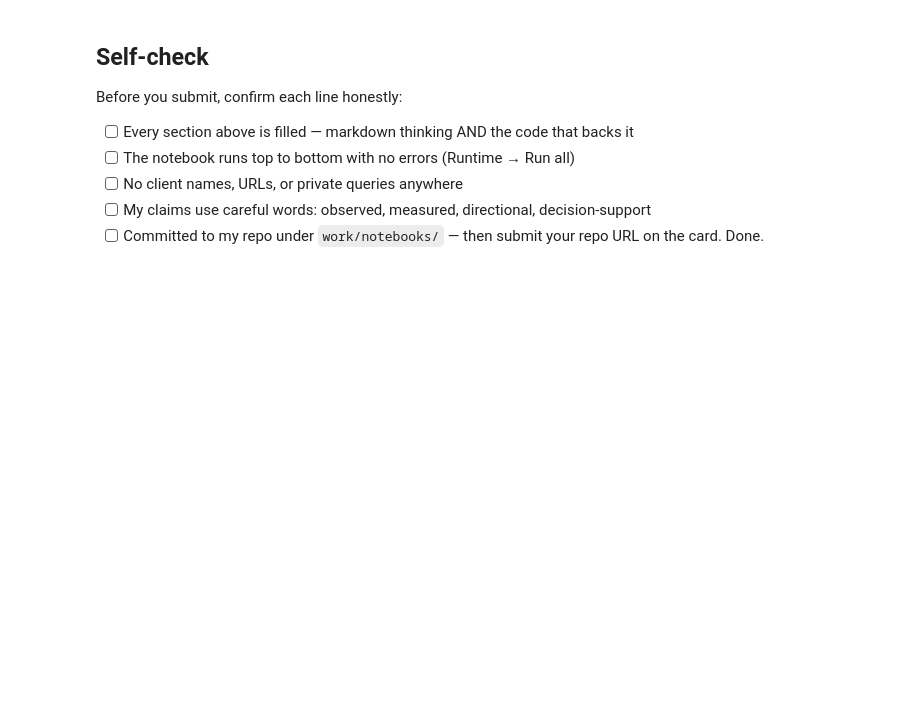
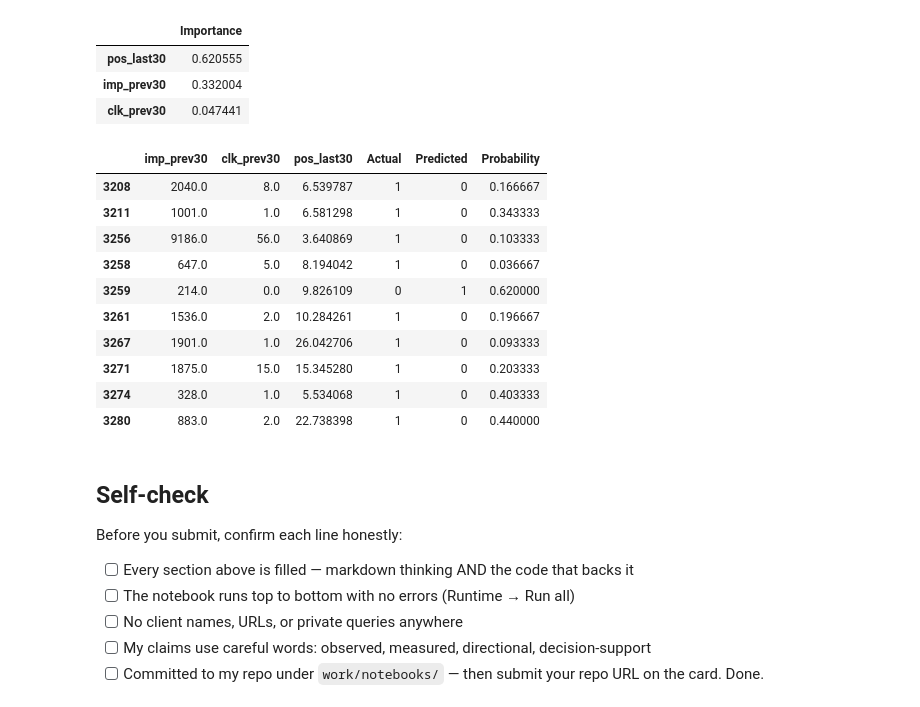
Before and after one commit to stfnnnnnnn/karl-mangahas-flyrank, a Jupyter notebook: work/notebooks/w05_model.ipynb, the cells around one changed output. Cells and saved outputs as stored; diff of their text form; code cells hidden in the pictures; blank space fills up the shorter version.

```diff
--- a/work/notebooks/w05_model.ipynb
+++ b/work/notebooks/w05_model.ipynb
@@ -36,0 +180,19 @@ This skeleton is yours to fill. Work the sections **in order** — each one has
+# %%
+from sklearn.linear_model import LogisticRegression
+from sklearn.ensemble import RandomForestClassifier
+
+lr = LogisticRegression(
+    max_iter=1000,
+    random_state=42,
+)
+
+rf = RandomForestClassifier(
+    n_estimators=300,
+    random_state=42,
+)
+
+lr.fit(X_train, y_train)
+rf.fit(X_train, y_train)
+
+lr_prob = lr.predict_proba(X_test)[:, 1]
+rf_prob = rf.predict_proba(X_test)[:, 1]
@@ -37,3 +278,51 @@ This skeleton is yours to fill. Work the sections **in order** — each one has
+# %%
+importance = (
+    pd.Series(
+        rf.feature_importances_,
+        index=X.columns,
+    )
+    .sort_values(ascending=False)
+)
+
+importance.to_frame(name="Importance")
+# %% [output]
+|  | Importance |
+| pos_last30 | 0.620555 |
+| imp_prev30 | 0.332004 |
+| clk_prev30 | 0.047441 |
+# %%
+errors = X_test.copy()
+
+errors["Actual"] = y_test.values
+errors["Predicted"] = rf.predict(X_test)
+errors["Probability"] = rf_prob
+
+misclassified = errors[
+    errors["Actual"] != errors["Predicted"]
+]
+
+misclassified[
+    [
+        "imp_prev30",
+        "clk_prev30",
+        "pos_last30",
+        "Actual",
+        "Predicted",
+        "Probability",
+    ]
+].head(10)
+# %% [output]
+|  | imp_prev30 | clk_prev30 | pos_last30 | Actual | Predicted | Probability |
+| 3208 | 2040.0 | 8.0 | 6.539787 | 1 | 0 | 0.166667 |
+| 3211 | 1001.0 | 1.0 | 6.581298 | 1 | 0 | 0.343333 |
+| 3256 | 9186.0 | 56.0 | 3.640869 | 1 | 0 | 0.103333 |
+| 3258 | 647.0 | 5.0 | 8.194042 | 1 | 0 | 0.036667 |
+| 3259 | 214.0 | 0.0 | 9.826109 | 0 | 1 | 0.620000 |
+| 3261 | 1536.0 | 2.0 | 10.284261 | 1 | 0 | 0.196667 |
+| 3267 | 1901.0 | 1.0 | 26.042706 | 1 | 0 | 0.093333 |
+| 3271 | 1875.0 | 15.0 | 15.345280 | 1 | 0 | 0.203333 |
+| 3274 | 328.0 | 1.0 | 5.534068 | 1 | 0 | 0.403333 |
+| 3280 | 883.0 | 2.0 | 22.738398 | 1 | 0 | 0.440000 |
 # %% [markdown]
 ## Self-check
 
```
Also changed, not shown: parts of 23 cells of this notebook.
